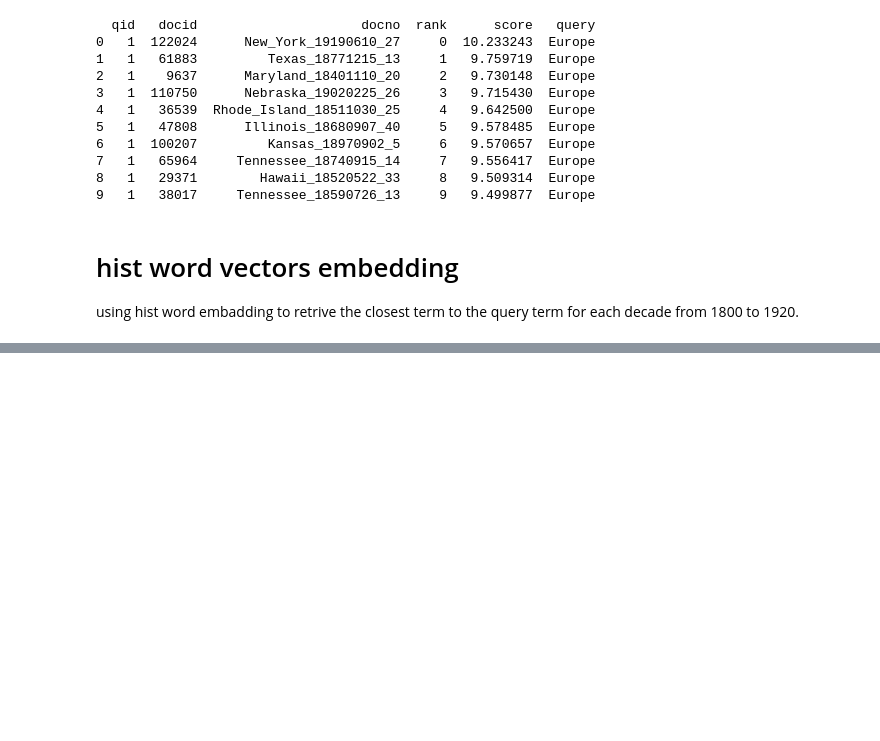
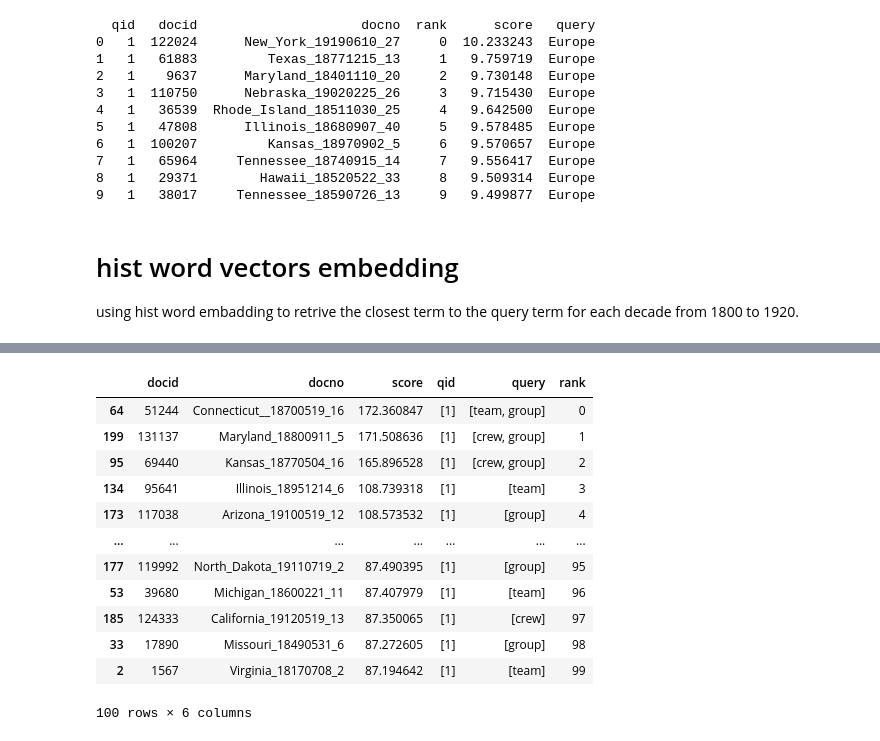
Before and after one commit to OmerSherman/IRProject, a Jupyter notebook: Historical News Question Answering.ipynb, the cells around one changed output, grey strips where cells are left out. Drawn from its saved outputs; the diff is of its cells as text; code cells hidden in the pictures; blank space fills up the shorter version.

Commit message:
bug fix, added score column to the results of each bm 25 search such that the score is weighted by the IDF score of each query. first stage retrival works

```diff
--- a/Historical News Question Answering.ipynb
+++ b/Historical News Question Answering.ipynb
@@ -462,0 +539,52 @@ results
+# %%
+query_question = ""
+fiction_embeddings = init_HistWord()
+def firstStageRetrival(query_question, fiction_embeddings ):
+    terms_and_ent = process_query(query_question,index)
+    print(terms_and_ent)
+    terms = terms_and_ent[0] # terms of the query sorted by IDF score
+    entities = terms_and_ent[1] # entities from the query
+    #calculating total IDF score
+    total_IDF_score = 0
+    for t in terms:
+        total_IDF_score += t[1]
+    bm25df = pd.DataFrame(columns=['qid', 'docid', 'docno', 'rank', 'score', 'query'])
+    #get the 100 top resaults of the bm25 on the entities
+    maximum_length = 100
+    for ent in entities:
+        temp_bm25_resaults =  bm25Search(ent).head(maximum_length)
+        temp_bm25_resaults['query'] =[[ent]]* len(temp_bm25_resaults)
+        print("concate temp df: \n" , temp_bm25_resaults, "\n with the df: \n " , bm25df)
+        bm25df = pd.concat([bm25df,temp_bm25_resaults] , ignore_index= True)
+        bm25df = bm25df.groupby(['docid', 'docno'], as_index=False).agg({
+    'score': 'sum',
+    'qid': lambda x: list({q for sublist in x for q in sublist}),
+    'query': lambda x: list({q for sublist in x for q in sublist})
+})# aggrigate score field in already exsists documents in the results table
+        bm25df = bm25df.sort_values(by = "score", ascending=False)
+        bm25df = bm25df.head(maximum_length)
+    bm25df['rank'] = range(len(bm25df))
+    bm25df['score']  = bm25df['score']  *total_IDF_score# multipling all the score of the entities because we want to give more wight to entities than tokens
+
+    #now run bm25 search on the tokens, documents that are already in the table are summed score
+    for term in terms:
+        temp_result =  bm25_simWords(term[0], fiction_embeddings) # get the top 100 relevant documents with bm25
+        temp_result['score'] = temp_result['score'] * term[1] # weight the column by its IDF score
+        temp_result['query'] = [[term[0]]] * len(temp_result)
+        for docid in temp_result['docid']:
+            if docid in bm25df['docid']:
+                print("found!!!!!!!!!!!!!!!!!" , docid)
+        print("concate temp df: \n" , temp_result, "\n with the df: \n " , bm25df)
+        bm25df = pd.concat([bm25df, temp_result], ignore_index=True)
+        bm25df = bm25df.groupby(['docid', 'docno'], as_index=False).agg({
+    'score': 'sum',
+    'qid': lambda x: list({q for sublist in x for q in sublist}),
+    'query': lambda x: list({q for sublist in x for q in sublist})
+}) # aggrigate score field in already exsists documents in the results table
+        bm25df = bm25df.sort_values(by = "score", ascending=False)
+        bm25df = bm25df.head(maximum_length)
+    bm25df['rank'] = range(len(bm25df))
+    return bm25df
+
+firstStageRetrival(query_question,fiction_embeddings)
+# %% [output]
@@ -462,0 +625,13 @@ results
+|  | docid | docno | score | qid | query | rank |
+| 64 | 51244 | Connecticut__18700519_16 | 172.360847 | [1] | [team, group] | 0 |
+| 199 | 131137 | Maryland_18800911_5 | 171.508636 | [1] | [crew, group] | 1 |
+| 95 | 69440 | Kansas_18770504_16 | 165.896528 | [1] | [crew, group] | 2 |
+| 134 | 95641 | Illinois_18951214_6 | 108.739318 | [1] | [team] | 3 |
+| 173 | 117038 | Arizona_19100519_12 | 108.573532 | [1] | [group] | 4 |
+| ... | ... | ... | ... | ... | ... | ... |
+| 177 | 119992 | North_Dakota_19110719_2 | 87.490395 | [1] | [group] | 95 |
+| 53 | 39680 | Michigan_18600221_11 | 87.407979 | [1] | [team] | 96 |
+| 185 | 124333 | California_19120519_13 | 87.350065 | [1] | [crew] | 97 |
+| 33 | 17890 | Missouri_18490531_6 | 87.272605 | [1] | [group] | 98 |
+| 2 | 1567 | Virginia_18170708_2 | 87.194642 | [1] | [team] | 99 |
+100 rows × 6 columns
```
Also changed, not shown: parts of 12 cells of this notebook.
